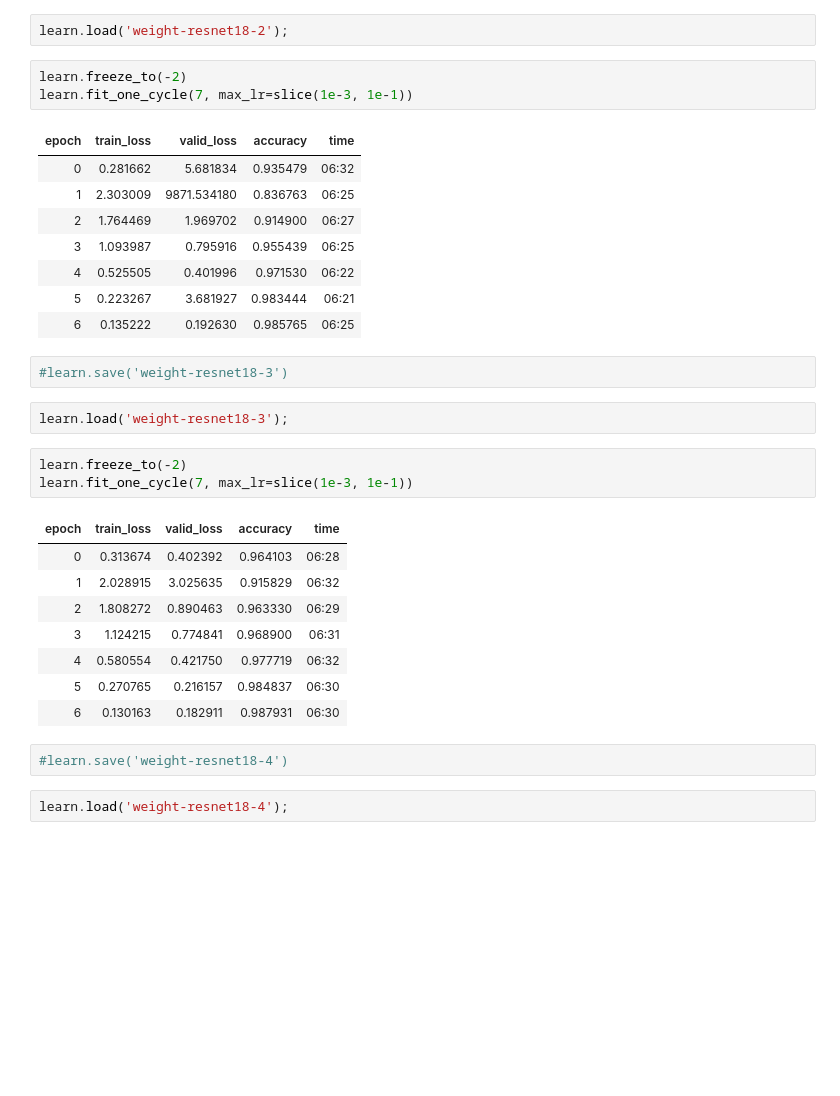
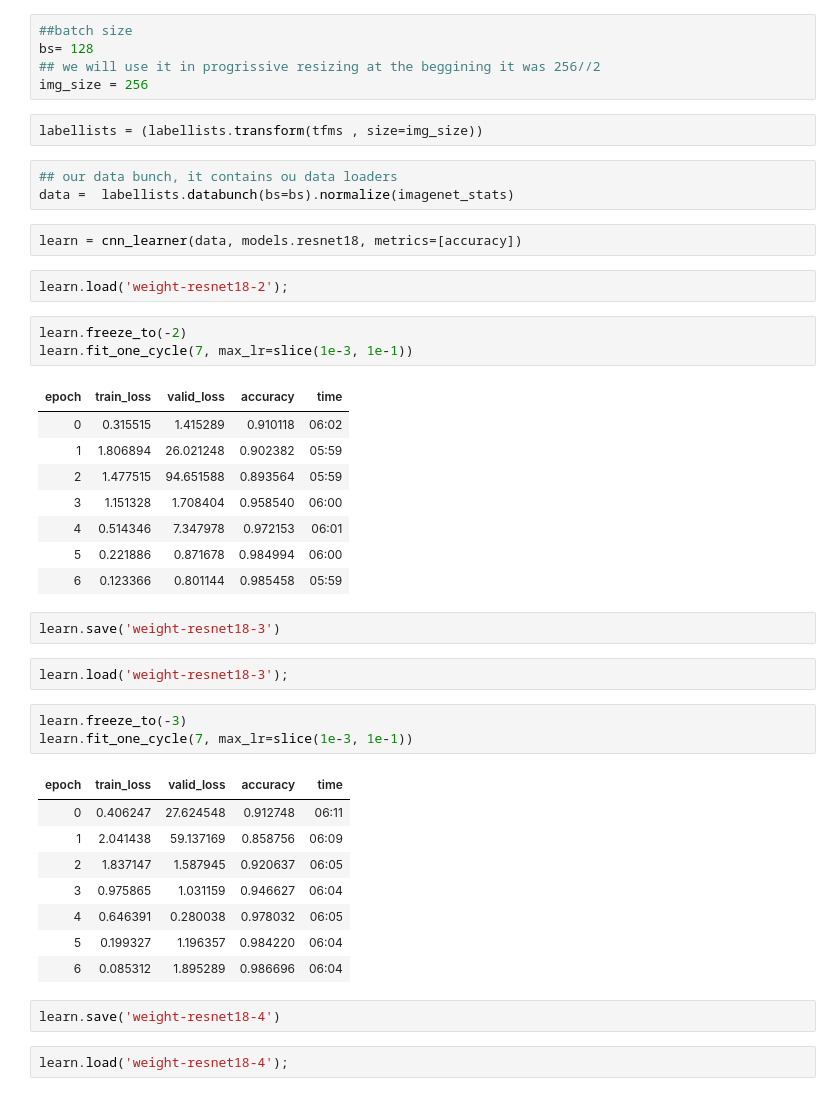
Before and after one commit to Bairouk/PlantIll, a Jupyter notebook: DPModel/Model-resnet18.ipynb, the cells around one changed output. Cells and saved outputs as stored; diff of their text form; blank space fills up the shorter version.

```diff
--- a/DPModel/Model-resnet18.ipynb
+++ b/DPModel/Model-resnet18.ipynb
@@ -159,6 +202,18 @@ learn.save('weight-resnet18-2')
 #before we start the last phase of training we change img_size = 256//2 to img_size = 256
 # this change is called progrissive resizing in fastai this method helps
 # the model to learn and get a better accuracy
+# %%
+##batch size
+bs= 128
+## we will use it in progrissive resizing at the beggining it was 256//2
+img_size = 256
+# %%
+labellists = (labellists.transform(tfms , size=img_size))
+# %%
+## our data bunch, it contains ou data loaders
+data =  labellists.databunch(bs=bs).normalize(imagenet_stats)
+# %%
+learn = cnn_learner(data, models.resnet18, metrics=[accuracy])
 # %%
 learn.load('weight-resnet18-2');
 # %%
@@ -166,31 +221,31 @@ learn.freeze_to(-2)
 learn.fit_one_cycle(7, max_lr=slice(1e-3, 1e-1))
 # %% [output]
 | epoch | train_loss | valid_loss | accuracy | time |
-| 0 | 0.281662 | 5.681834 | 0.935479 | 06:32 |
-| 1 | 2.303009 | 9871.534180 | 0.836763 | 06:25 |
-| 2 | 1.764469 | 1.969702 | 0.914900 | 06:27 |
-| 3 | 1.093987 | 0.795916 | 0.955439 | 06:25 |
-| 4 | 0.525505 | 0.401996 | 0.971530 | 06:22 |
-| 5 | 0.223267 | 3.681927 | 0.983444 | 06:21 |
-| 6 | 0.135222 | 0.192630 | 0.985765 | 06:25 |
+| 0 | 0.315515 | 1.415289 | 0.910118 | 06:02 |
+| 1 | 1.806894 | 26.021248 | 0.902382 | 05:59 |
+| 2 | 1.477515 | 94.651588 | 0.893564 | 05:59 |
+| 3 | 1.151328 | 1.708404 | 0.958540 | 06:00 |
+| 4 | 0.514346 | 7.347978 | 0.972153 | 06:01 |
+| 5 | 0.221886 | 0.871678 | 0.984994 | 06:00 |
+| 6 | 0.123366 | 0.801144 | 0.985458 | 05:59 |
 # %%
-#learn.save('weight-resnet18-3')
+learn.save('weight-resnet18-3')
 # %%
 learn.load('weight-resnet18-3');
 # %%
-learn.freeze_to(-2)
+learn.freeze_to(-3)
 learn.fit_one_cycle(7, max_lr=slice(1e-3, 1e-1))
 # %% [output]
 | epoch | train_loss | valid_loss | accuracy | time |
-| 0 | 0.313674 | 0.402392 | 0.964103 | 06:28 |
-| 1 | 2.028915 | 3.025635 | 0.915829 | 06:32 |
-| 2 | 1.808272 | 0.890463 | 0.963330 | 06:29 |
-| 3 | 1.124215 | 0.774841 | 0.968900 | 06:31 |
-| 4 | 0.580554 | 0.421750 | 0.977719 | 06:32 |
-| 5 | 0.270765 | 0.216157 | 0.984837 | 06:30 |
-| 6 | 0.130163 | 0.182911 | 0.987931 | 06:30 |
+| 0 | 0.406247 | 27.624548 | 0.912748 | 06:11 |
+| 1 | 2.041438 | 59.137169 | 0.858756 | 06:09 |
+| 2 | 1.837147 | 1.587945 | 0.920637 | 06:05 |
+| 3 | 0.975865 | 1.031159 | 0.946627 | 06:04 |
+| 4 | 0.646391 | 0.280038 | 0.978032 | 06:05 |
+| 5 | 0.199327 | 1.196357 | 0.984220 | 06:04 |
+| 6 | 0.085312 | 1.895289 | 0.986696 | 06:04 |
 # %%
-#learn.save('weight-resnet18-4')
+learn.save('weight-resnet18-4')
 # %%
 learn.load('weight-resnet18-4');
 # %%
```
Also changed, not shown: parts of 15 cells of this notebook, 8 other files.
